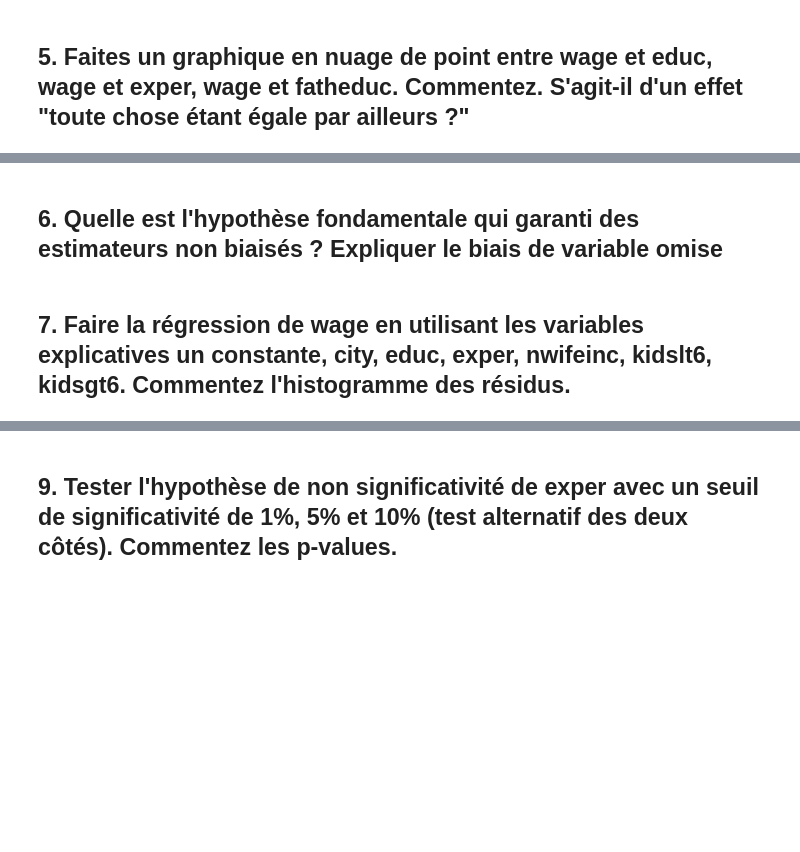
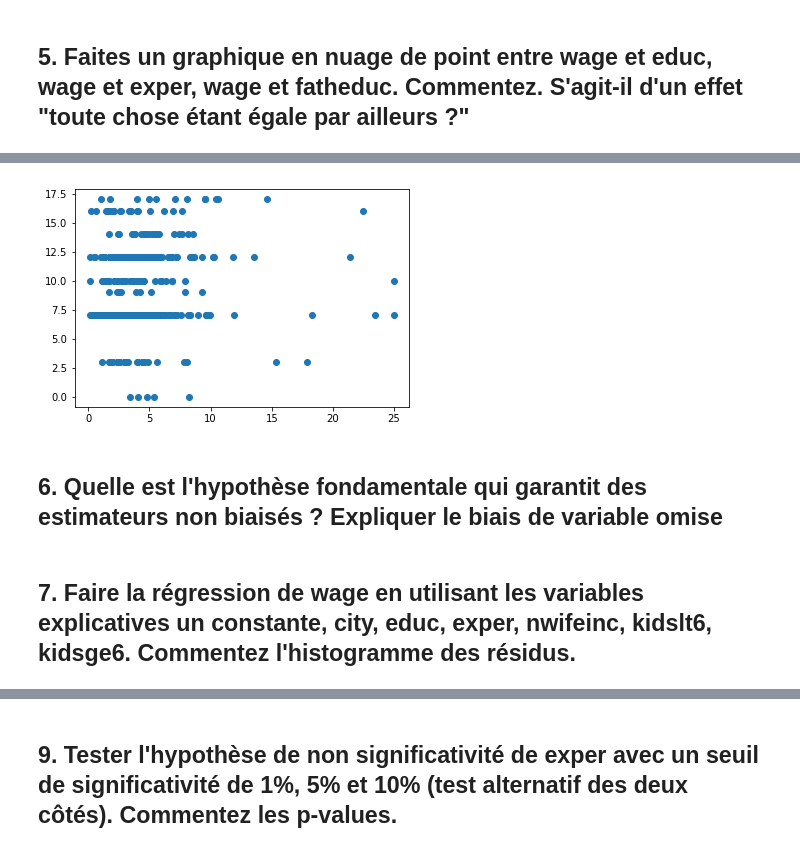
Before and after one commit to Thomas-Koch/projet-ses722, a Jupyter notebook: projet_gallot-roville-younes.ipynb, the cells around one changed output, grey strips where cells are left out. Saved outputs shown, nothing was run; the diff lists cells and outputs as text; code cells hidden in the pictures; blank space fills up the shorter version.

```diff
--- a/projet_gallot-roville-younes.ipynb
+++ b/projet_gallot-roville-younes.ipynb
@@ -196,4 +207,9 @@ Corrélation entre motheduc et fatheduc: 0.554063218431
+# %%
+plt.scatter(df_pos.wage, df_pos.fatheduc)
+pass
+# %% [output]
+[figure, added]
 # %% [markdown]
-## 6. Quelle est l'hypothèse fondamentale qui garanti des estimateurs non biaisés ? Expliquer le biais de variable omise
+## 6. Quelle est l'hypothèse fondamentale qui garantit des estimateurs non biaisés ? Expliquer le biais de variable omise
 # %% [markdown]
-## 7. Faire la régression de wage en utilisant les variables explicatives un constante, city, educ, exper, nwifeinc, kidslt6, kidsgt6. Commentez l'histogramme des résidus.
+## 7. Faire la régression de wage en utilisant les variables explicatives un constante, city, educ, exper, nwifeinc, kidslt6, kidsge6. Commentez l'histogramme des résidus.
```
Also changed, not shown: parts of 11 cells of this notebook.
